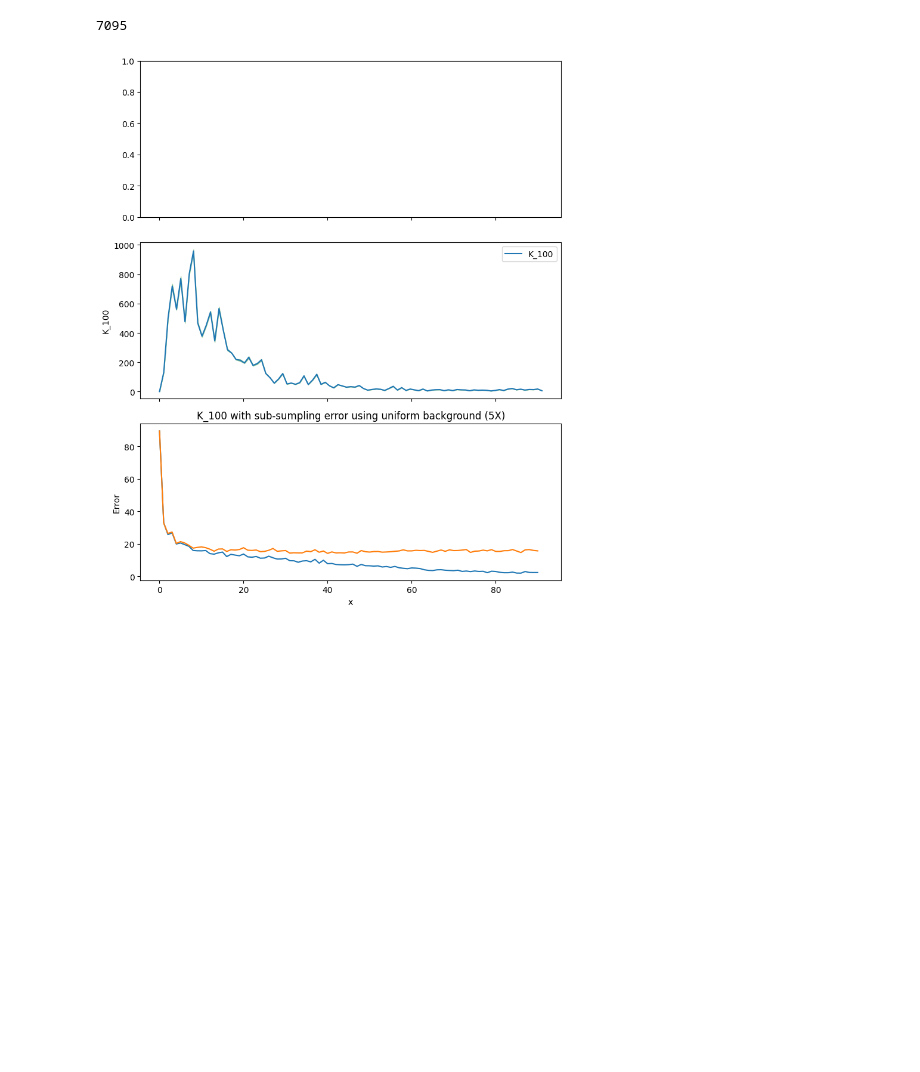
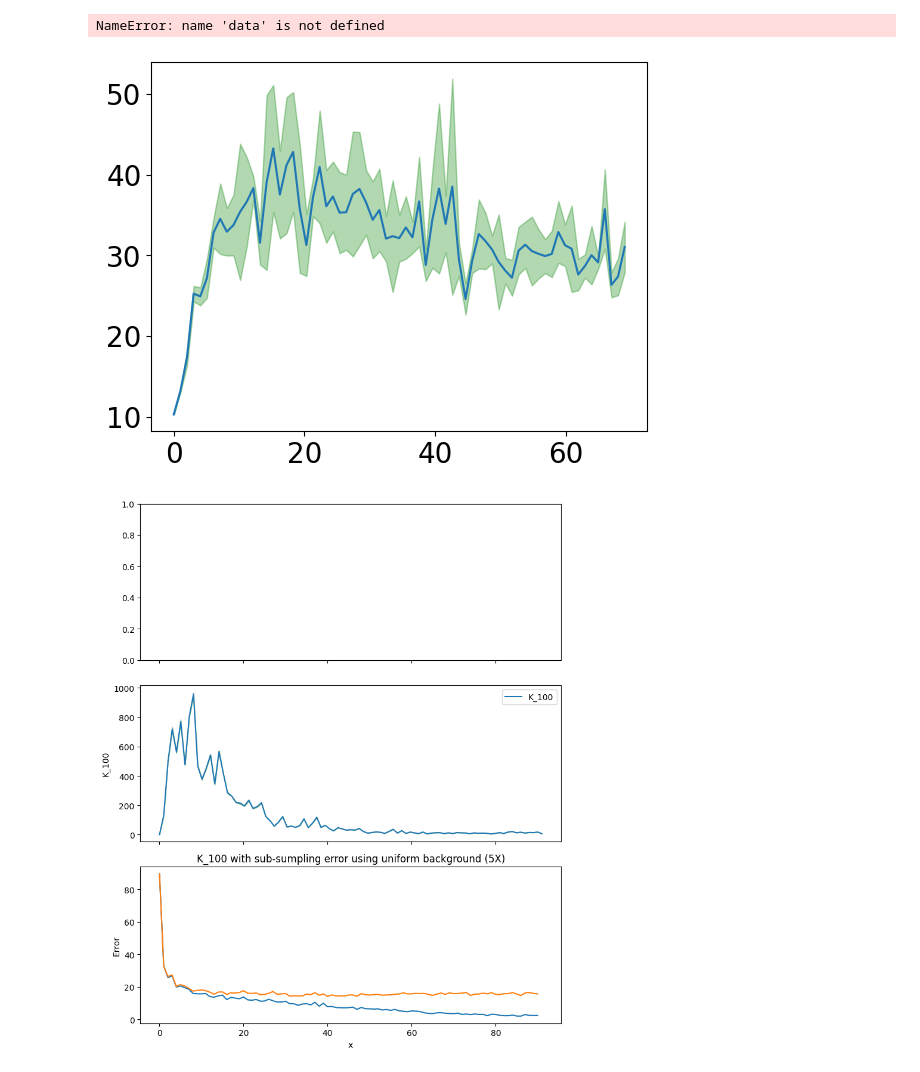
Before and after one commit to Koketsoc137/spectra_for_features, a Jupyter notebook: Training.ipynb, the cells around one changed output. Saved outputs shown, nothing was run; the diff lists cells and outputs as text; code cells hidden in the pictures; blank space fills up the shorter version.

```diff
--- a/Training.ipynb
+++ b/Training.ipynb
@@ -411,27 +366,0 @@ plt.show()
-# %%
-import importlib
-import backbone.AstroMLmod as AstroMLmod
-import pickle
-import matplotlib.pyplot as plt
-import backbone.VISUAL as viz
-importlib.reload(AstroMLmod)
-
-norm_scores = []
-for epoch in range(70):
-
-    pkl_filename = "plots/val_flat"+str(epoch)+".csv"
-    with open(pkl_filename, 'rb') as file:
-        val_flat= pickle.load(file)
-
-
-    viz.shade(val_flat, predictions = [0]*len(val_flat))
-
-
-    chi_score, norm_score = AstroMLmod.correlate_and_plot(val_flat,
-                                                          min_dist = 0.0,
-                                                          max_dist =1.5,
-                                                          label = "Correlation on flat manifold for epoch:"+str(epoch),
-                                                          fig_name = "plots/2PCR@Epoch: "+str(epoch),
-                                                          representations = [])
-
-    norm_scores.append(norm_score)
@@ -441,7 +429,26 @@ plt.show()
+# %%
+import backbone.AstroMLmod as AstroMLmod
+
+AstroMLmod.two_point(data,
+                      bins,
+                      method='standard',
+                      errors = "poisson",
+                      counts_RR = None,
+                      random_state=42,
+                      metric = "euclidean",
+                      precomputed_RR = None)
+# %% [output]
+NameError: name 'data' is not defined
 # %%
-print(len(val_flat))
+import numpy as np
+
+epochs = np.linspace(0,len(norm_scores),len(norm_scores))
+
+plt.plot(epochs,[a for a,b in norm_scores], label='K_100')
+plt.fill_between(epochs,[a-b/50 for a,b in norm_scores],[a+b/50 for a,b in norm_scores], color='green',alpha = 0.3)
+plt.show()
 # %% [output]
-7095
+[figure, added]
 # %%
 import pickle
 import matplotlib.pyplot as plt
```
Also changed, not shown: parts of 5 cells of this notebook, 1 other file.
